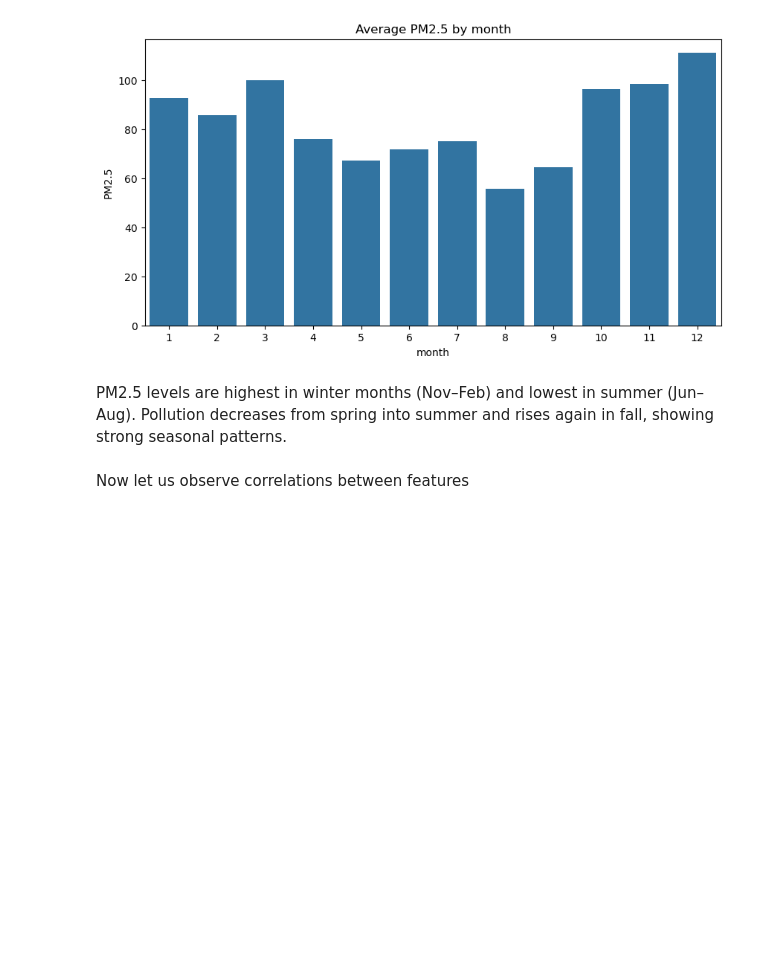
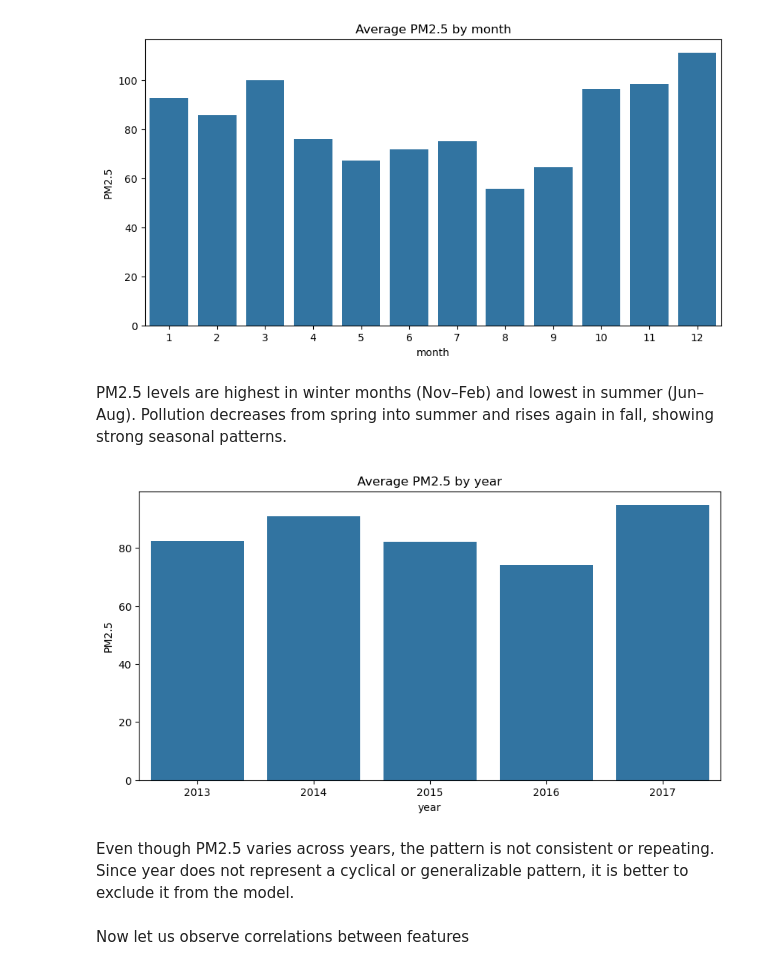
Before and after one commit to alinazir105/AQI-Forecasting-System, a Jupyter notebook: notebook.ipynb, the cells around one changed output. Saved outputs shown, nothing was run; the diff lists cells and outputs as text; code cells hidden in the pictures; blank space fills up the shorter version.

Commit message:
Model building in progress

```diff
--- a/notebook.ipynb
+++ b/notebook.ipynb
@@ -438,8 +444,19 @@ sns.barplot(data=monthly_pattern, x='month', y='PM2.5')
 plt.show()
 # %% [output]
 [figure]
-# %% [markdown]
-PM2.5 levels are highest in winter months (Nov–Feb) and lowest in summer (Jun–Aug). Pollution decreases from spring into summer and rises again in fall, showing strong seasonal patterns.
+# %% [markdown]
+PM2.5 levels are highest in winter months (Nov–Feb) and lowest in summer (Jun–Aug). Pollution decreases from spring into summer and rises again in fall, showing strong seasonal patterns.
+# %%
+yearly_pattern = df.groupby('year')['PM2.5'].mean().reset_index()
+# %%
+plt.figure(figsize=(10,5))
+plt.title('Average PM2.5 by year')
+sns.barplot(data=yearly_pattern, x='year', y='PM2.5')
+plt.show()
+# %% [output]
+[figure, added]
+# %% [markdown]
+Even though PM2.5 varies across years, the pattern is not consistent or repeating. Since year does not represent a cyclical or generalizable pattern, it is better to exclude it from the model.
 # %% [markdown]
 Now let us observe correlations between features
 # %%
```
Also changed, not shown: parts of 51 cells of this notebook.
